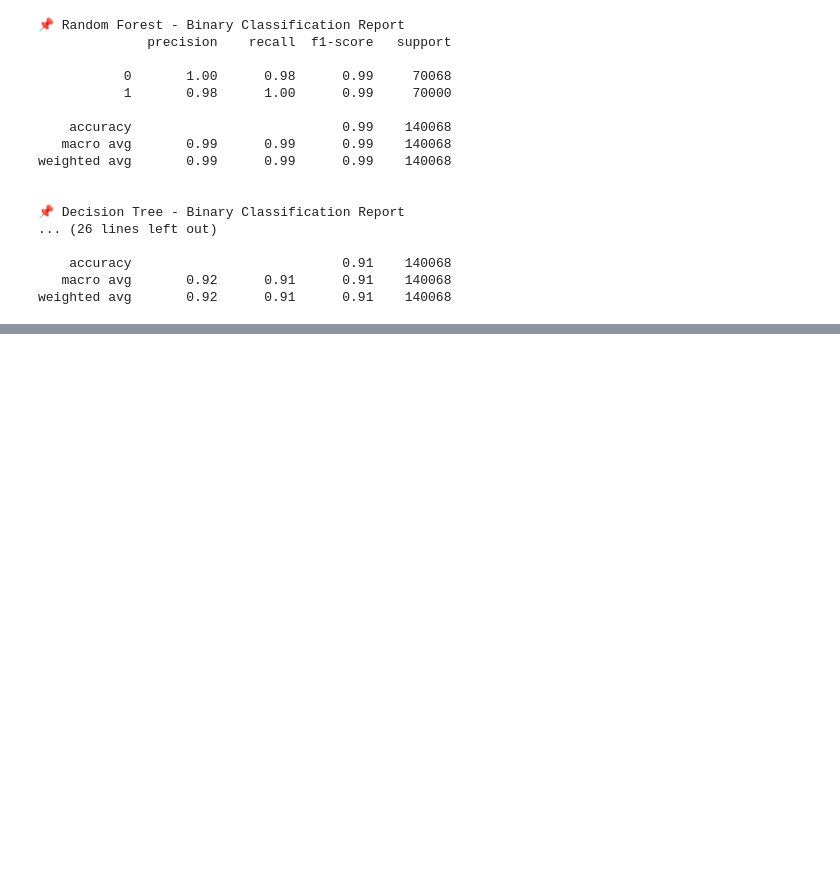
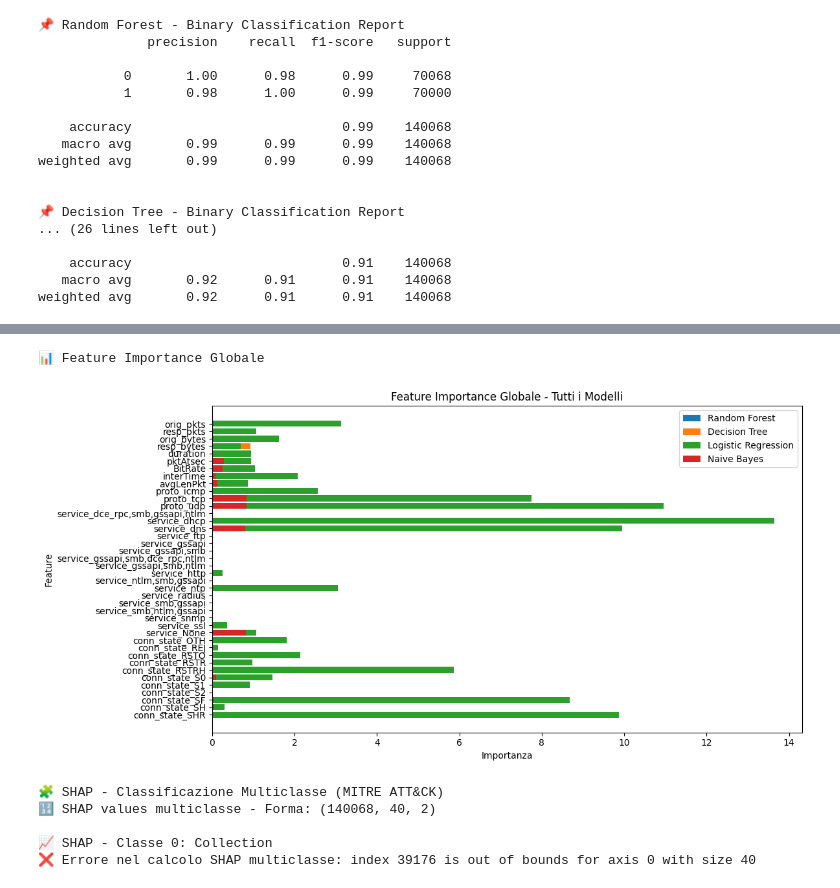
Before and after one commit to Balbus95/ZeekXAI, a Jupyter notebook: WF2.ipynb, the cells around one changed output, grey strips where cells are left out. Saved outputs shown, nothing was run; the diff lists cells and outputs as text; code cells hidden in the pictures; blank space fills up the shorter version.

```diff
--- a/WF2.ipynb
+++ b/WF2.ipynb
@@ -309,3 +644,68 @@ plt.show()
+# %%
+# 📊 Feature Importance Globale - Tutti i Modelli
+import matplotlib.pyplot as plt
+
+print("\n📊 Feature Importance Globale")
+
+plt.figure(figsize=(12, 6))
+for name, model in models.items():
+    if name in ["Random Forest", "Decision Tree"]:
+        importances = model.feature_importances_
+    elif name == "Logistic Regression":
+        importances = np.abs(model.coef_[0])
+    elif name == "Naive Bayes":
+        importances = np.abs(model.theta_[1] - model.theta_[0]).flatten()
+    else:
+        continue
+
+    plt.barh(all_feature_names, importances, label=name)
+
+plt.title("Feature Importance Globale - Tutti i Modelli")
+plt.xlabel("Importanza")
+plt.ylabel("Feature")
+plt.legend()
+plt.gca().invert_yaxis()
+plt.tight_layout()
+plt.show()
+# %% [output]
+📊 Feature Importance Globale
+[figure, added]
+# %%
+# 🧩 SHAP per Multiclasse MITRE ATT&CK
+print("\n🧩 SHAP - Classificazione Multiclasse (MITRE ATT&CK)")
+
+try:
+    multi_rf_model = models["Random Forest"]
+    multi_explainer = shap.TreeExplainer(multi_rf_model)
+    multi_shap_values = multi_explainer.shap_values(X_test_processed)
+
+    print(f"🔢 SHAP values multiclasse - Forma: {np.array(multi_shap_values).shape}")
+
+    # Plot per una classe specifica (es. 'Collection')
+    target_class = 0
+    print(f"\n📈 SHAP - Classe {target_class}: {tactic_encoder.classes_[target_class]}")
+    sample_size = min(1000, X_test_processed.shape[0])
+    indices = np.random.choice(X_test_processed.shape[0], sample_size, replace=False)
+
+    shap.summary_plot(
+        multi_shap_values[target_class][indices],
+        X_test_processed[indices],
+        feature_names=all_feature_names,
+        plot_type="bar",
+        max_display=10
+    )
+    plt.title(f"SHAP - Classe {target_class}: {tactic_encoder.classes_[target_class]}")
+    plt.tight_layout()
+    plt.show()
+
+except Exception as e:
+    print("❌ Errore nel calcolo SHAP multiclasse:", e)
+# %% [output]
+🧩 SHAP - Classificazione Multiclasse (MITRE ATT&CK)
+🔢 SHAP values multiclasse - Forma: (140068, 40, 2)
+
+📈 SHAP - Classe 0: Collection
+❌ Errore nel calcolo SHAP multiclasse: index 39176 is out of bounds for axis 0 with size 40
 # %%
 import shap
 import matplotlib.pyplot as plt
```
Also changed, not shown: parts of 22 cells of this notebook, 1 other file.
